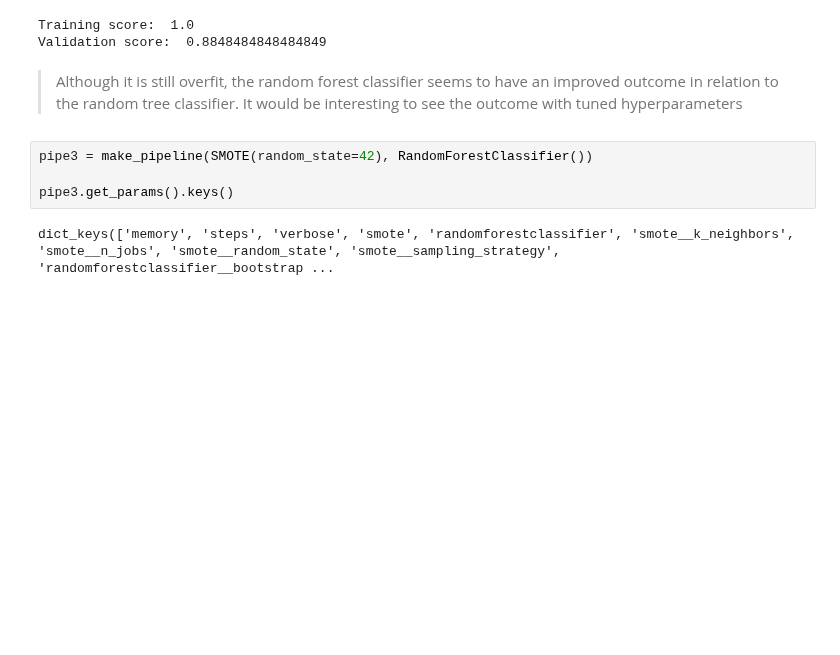
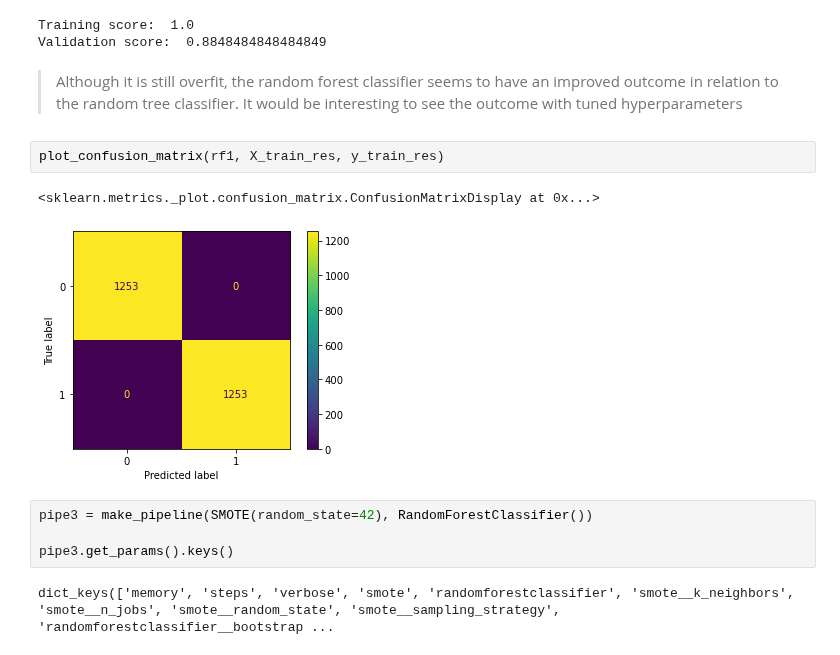
Before and after one commit to jchandleroneal/bsc-phase-three-project, a Jupyter notebook: notebooks/exploratory/chandler/preprocessing_and_modeling.ipynb, the cells around one changed output. Drawn from its saved outputs; the diff is of its cells as text; blank space fills up the shorter version.

Commit message:
final matrix2

```diff
--- a/notebooks/exploratory/chandler/preprocessing_and_modeling.ipynb
+++ b/notebooks/exploratory/chandler/preprocessing_and_modeling.ipynb
@@ -300,6 +300,11 @@ Training score:  1.0
 Validation score:  0.8848484848484849
 # %% [markdown]
 > Although it is still overfit, the random forest classifier seems to have an improved outcome in relation to the random tree classifier. It would be interesting to see the outcome with tuned hyperparameters
+# %%
+plot_confusion_matrix(rf1, X_train_res, y_train_res)
+# %% [output]
+<sklearn.metrics._plot.confusion_matrix.ConfusionMatrixDisplay at 0x...>
+[figure, added]
 # %%
 pipe3 = make_pipeline(SMOTE(random_state=42), RandomForestClassifier())
 
```
Also changed, not shown: parts of 2 cells of this notebook.
